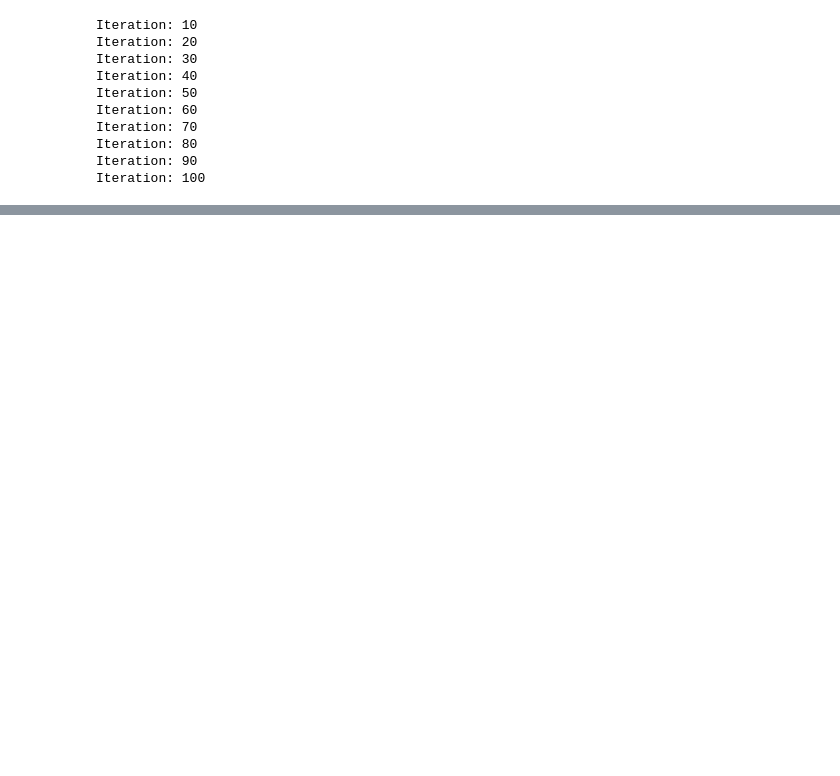
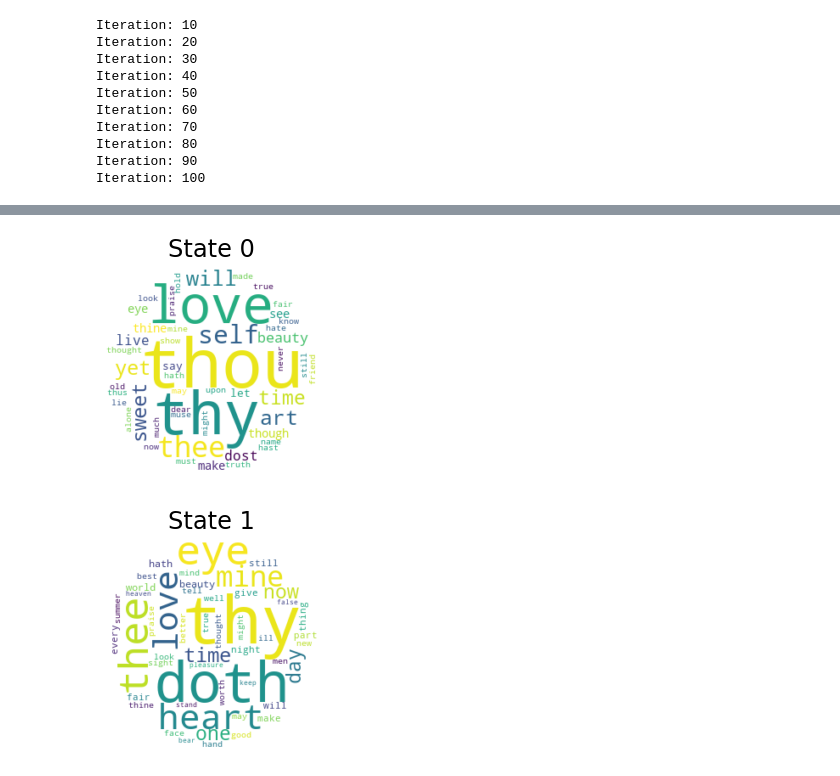
Before and after one commit to amandaliusa/cs155-shakespeare, a Jupyter notebook: unsupervised_hmm_stanzas.ipynb, the cells around one changed output, grey strips where cells are left out. Cells and saved outputs as stored; diff of their text form; code cells hidden in the pictures; blank space fills up the shorter version.

```diff
--- a/unsupervised_hmm_stanzas.ipynb
+++ b/unsupervised_hmm_stanzas.ipynb
@@ -306,3 +321,8 @@ from HMM_helper import (
     states_to_wordclouds,
     animate_emission
 )
+# %%
+wordclouds = states_to_wordclouds(hmm2, obs_map)
+# %% [output]
+[figure, added]
+[figure, added]
```
Also changed, not shown: parts of 17 cells of this notebook, 2 other files.
